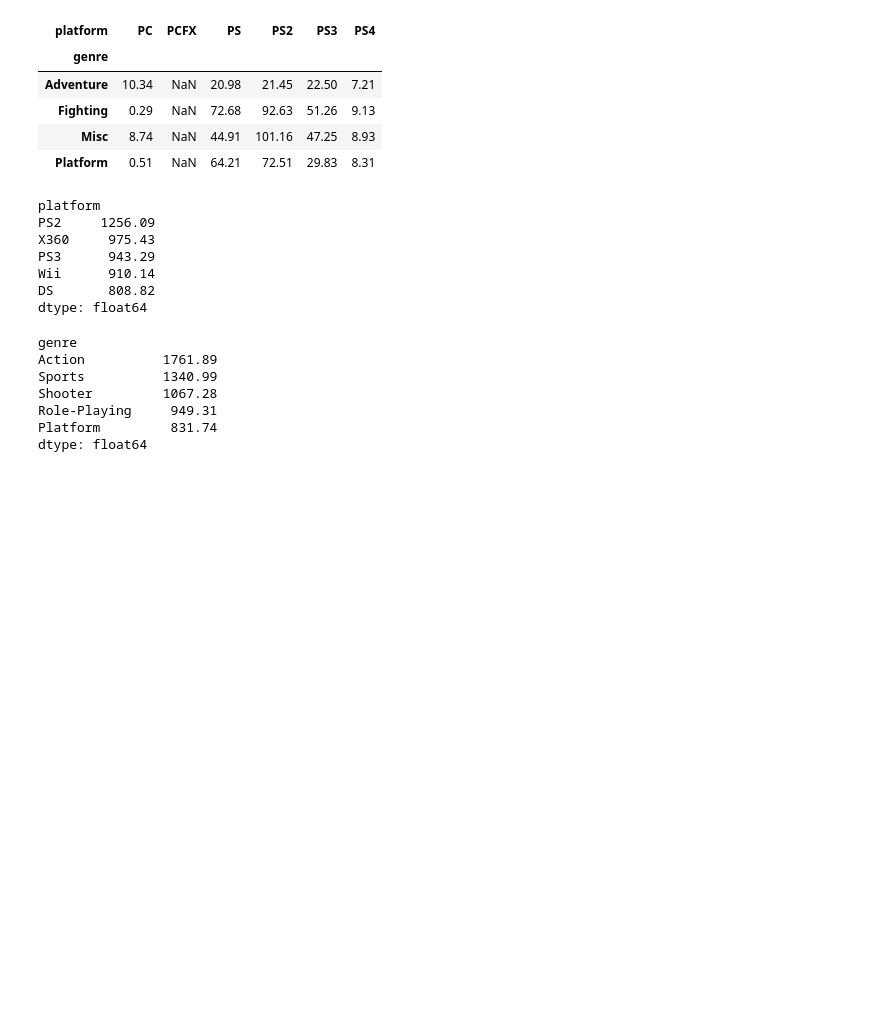
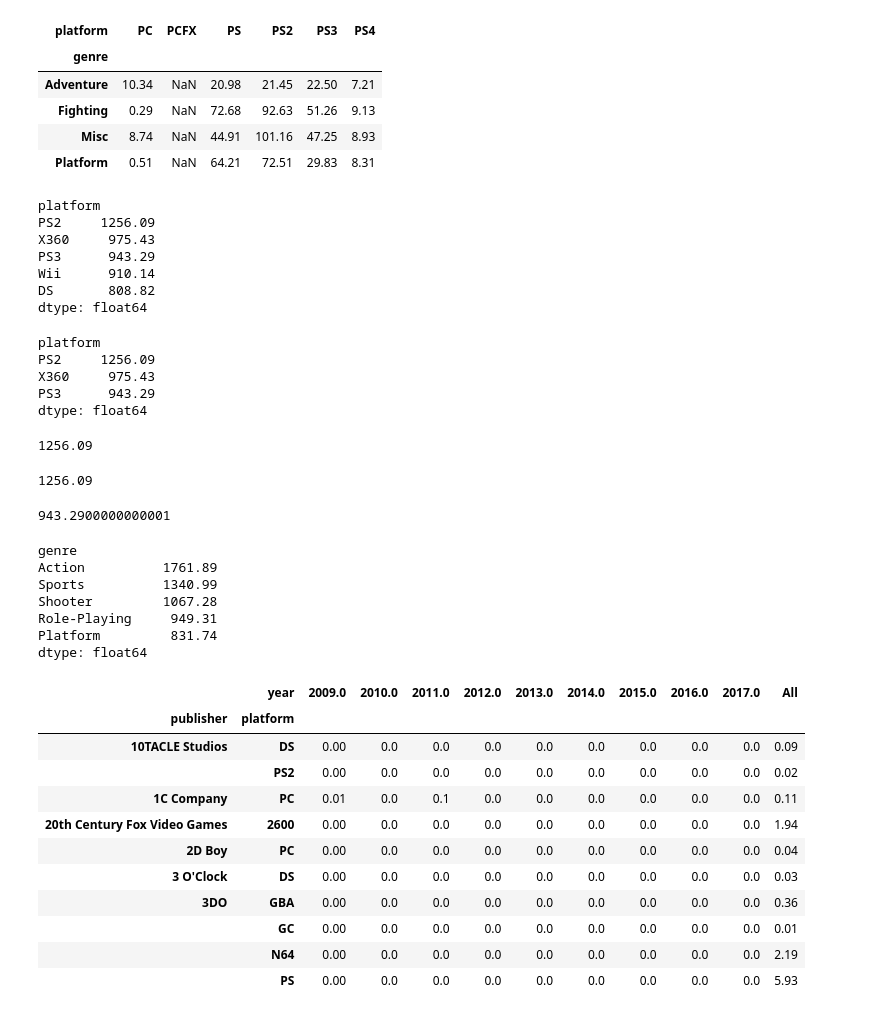
Before and after one commit to ramesaliyev/hello-pandas, a Jupyter notebook: 10- Working with Pivot Tables.ipynb, the cells around one changed output. Saved outputs shown, nothing was run; the diff lists cells and outputs as text; code cells hidden in the pictures; blank space fills up the shorter version.

```diff
--- a/10- Working with Pivot Tables.ipynb
+++ b/10- Working with Pivot Tables.ipynb
@@ -56,6 +57,26 @@ PS3      943.29
 Wii      910.14
 DS       808.82
 dtype: float64
+# %%
+sumt['PS2':'PS3']
+# %% [output]
+platform
+PS2     1256.09
+X360     975.43
+PS3      943.29
+dtype: float64
+# %%
+sumt['PS2':'PS3'].iloc[0]
+# %% [output]
+1256.09
+# %%
+sumt['PS2':'PS3'].max()
+# %% [output]
+1256.09
+# %%
+sumt['PS2':'PS3'].min()
+# %% [output]
+943.2900000000001
 # %%
 # axis=index means calculate the statistic across columns.
 
@@ -71,3 +93,26 @@ Shooter         1067.28
 Role-Playing     949.31
 Platform         831.74
 dtype: float64
+# %%
+# Multiple index.
+mpt = df.pivot_table(
+        values="global_sales", index=["publisher", "platform"],
+        columns="year", aggfunc=sum, fill_value=0, margins=True)
+
+mpt = mpt.sort_index() # DONT FORGET TO SORT INDEX
+mpt = mpt.loc[:, 2009:]
+
+mpt.head(10)
+# %% [output]
+|  | year | 2009.0 | 2010.0 | 2011.0 | 2012.0 | 2013.0 | 2014.0 | 2015.0 | 2016.0 | 2017.0 | All |
+| publisher | platform |  |  |  |  |  |  |  |  |  |  |
+| 10TACLE Studios | DS | 0.00 | 0.0 | 0.0 | 0.0 | 0.0 | 0.0 | 0.0 | 0.0 | 0.0 | 0.09 |
+|  | PS2 | 0.00 | 0.0 | 0.0 | 0.0 | 0.0 | 0.0 | 0.0 | 0.0 | 0.0 | 0.02 |
+| 1C Company | PC | 0.01 | 0.0 | 0.1 | 0.0 | 0.0 | 0.0 | 0.0 | 0.0 | 0.0 | 0.11 |
+| 20th Century Fox Video Games | 2600 | 0.00 | 0.0 | 0.0 | 0.0 | 0.0 | 0.0 | 0.0 | 0.0 | 0.0 | 1.94 |
+| 2D Boy | PC | 0.00 | 0.0 | 0.0 | 0.0 | 0.0 | 0.0 | 0.0 | 0.0 | 0.0 | 0.04 |
+| 3 O'Clock | DS | 0.00 | 0.0 | 0.0 | 0.0 | 0.0 | 0.0 | 0.0 | 0.0 | 0.0 | 0.03 |
+| 3DO | GBA | 0.00 | 0.0 | 0.0 | 0.0 | 0.0 | 0.0 | 0.0 | 0.0 | 0.0 | 0.36 |
+|  | GC | 0.00 | 0.0 | 0.0 | 0.0 | 0.0 | 0.0 | 0.0 | 0.0 | 0.0 | 0.01 |
+|  | N64 | 0.00 | 0.0 | 0.0 | 0.0 | 0.0 | 0.0 | 0.0 | 0.0 | 0.0 | 2.19 |
+|  | PS | 0.00 | 0.0 | 0.0 | 0.0 | 0.0 | 0.0 | 0.0 | 0.0 | 0.0 | 5.93 |
```
Also changed, not shown: parts of 5 cells of this notebook, 3 other files.
